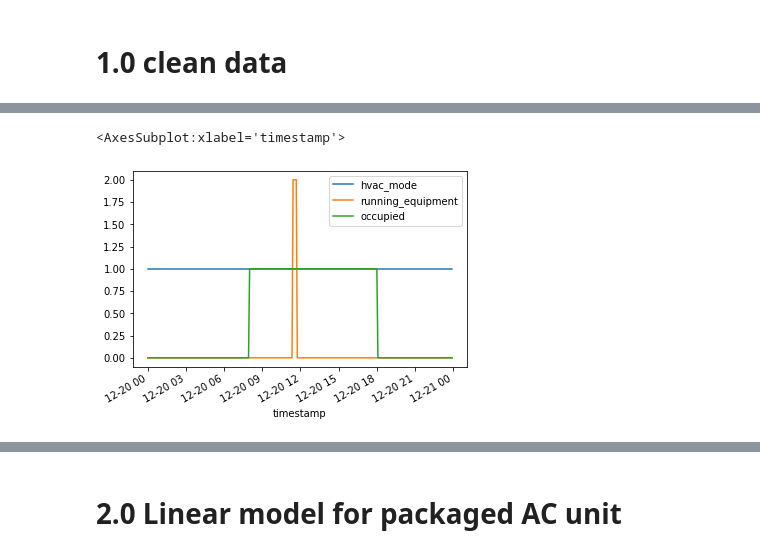
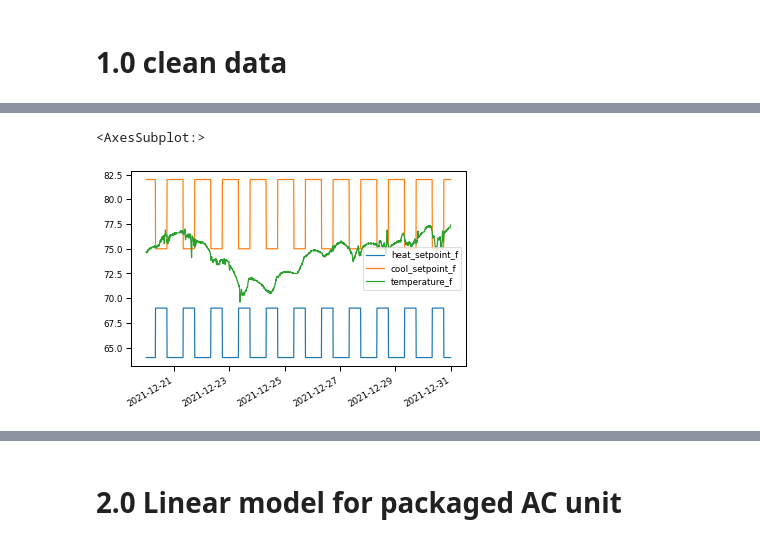
Before and after one commit to rongxinyin/bldg-load-forecast, a Jupyter notebook: 300SW_model_mpc.ipynb, the cells around one changed output, grey strips where cells are left out. Cells and saved outputs as stored; diff of their text form; code cells hidden in the pictures.

```diff
--- a/300SW_model_mpc.ipynb
+++ b/300SW_model_mpc.ipynb
@@ -47,8 +57,12 @@ def utc_to_eastern(x):
 # %%
-def get_tstat_data(thermostat_id, occpuied_start, occupied_end):
-  t1 = df.loc[df['thermostat_id']==thermostat_id].copy()
+def get_tstat_data(thermostat_id, interval, occpuied_start, occupied_end):
+  t1 = df.loc[df['thermostat_id'] == thermostat_id].copy()
   t1.index = pd.to_datetime(t1['timestamp'])
-  # t1['local_time'] = [utc_to_eastern(x) for x in t1.index]
+  # round timestamp to '5-min' interval
+  t1.index = [x.round(freq=interval) for x in t1.index]
+  # remove possible duplicate index
+  t1 = t1[~t1.index.duplicated(keep='first')]
+  # t1['local_time'] = [utc_to_local(x, 'US/Central') for x in t1.index]
   # t1.set_index('local_time', inplace=True)
   # t1.index = pd.to_datetime(t1.index)
   t1['hour'] = [int(x.strftime('%H')) for x in t1.index]
@@ -56,16 +70,18 @@ def get_tstat_data(thermostat_id, occpuied_start, occupied_end):
   t1['time'] = [x.strftime('%H:%M') for x in t1.index]
 
   # add occupied, hvac mode and running equipment mode
-  t1['occupied'] = [1 if (x>=occpuied_start) and (x<=occupied_end) else 0 for x in t1.time]
-  t1.loc[t1['weekday'].isin([0,6]),['occupied']] = 0
+  t1['occupied'] = [1 if (x >= occpuied_start) and (
+      x <= occupied_end) else 0 for x in t1.time]
+  t1.loc[t1['weekday'].isin([0, 6]), ['occupied']] = 0
   t1['hvac_mode'] = [convert_hvac_mode(x) for x in t1.hvac_mode]
-  t1['running_equipment'] = [convert_running_equipment(x) for x in t1.running_equipment]
+  t1['running_equipment'] = [
+      convert_running_equipment(x) for x in t1.running_equipment]
 
   t1['outside_temperature_c'] = (t1['outside_temperature_f']-32)/1.8
   t1['temperature_c'] = (t1['temperature_f']-32)/1.8
-  t1['tstat_heat'] = 21 # add reference heating setpoint
+  t1['tstat_heat'] = 21  # add reference heating setpoint
   t1['tstat_heat_mesa'] = (t1['heat_setpoint_f']-32)/1.8
-  t1['tstat_cool'] = 21 # add reference cooling setpoint
+  t1['tstat_cool'] = 21  # add reference cooling setpoint
   t1['tstat_cool_mesa'] = (t1['cool_setpoint_f']-32)/1.8
 
   return t1
@@ -72,6 +96,4 @@ def get_tstat_data(thermostat_id, occpuied_start, occupied_end):
 # %%
 tstat_id = 521738394095
 df = pd.read_csv('data/300SW/300 SW 1st Ave_{}.csv'.format(tstat_id))
-t1 = get_tstat_data(tstat_id, '08:00', '18:00')
-# t2 = get_tstat_data(thermostat_id=521713366534)
-t1.head()
+t1 = get_tstat_data(tstat_id, '5T', '08:00', '18:00')
@@ -86,0 +100,7 @@ t1.head()
+# %%
+wea = pd.read_csv('data/300SW/300SW_weather_solar.csv', index_col=[0], parse_dates=True)
+solar_sampled = wea[['DNI','DHI']].resample('5T')
+solar_interpolated = solar_sampled.interpolate(method='spline', order=2)
+solar_interpolated.index = pd.to_datetime(solar_interpolated.index)
+
+solar_interpolated.head()
@@ -87,5 +115,7 @@ t1.head()
+# %%
+t1_wea = t1.join(solar_interpolated, how='inner')
 # %%
-t1.loc['2021-12-20':'2021-12-20',['hvac_mode', 'running_equipment','occupied']].plot()
+t1_wea.loc['2021-12-20':'2021-12-30',['heat_setpoint_f', 'cool_setpoint_f','temperature_f']].plot()
 # %% [output]
-<AxesSubplot:xlabel='timestamp'>
+<AxesSubplot:>
-[figure, old version]
+[figure, new version]
```
Also changed, not shown: parts of 15 cells of this notebook.
